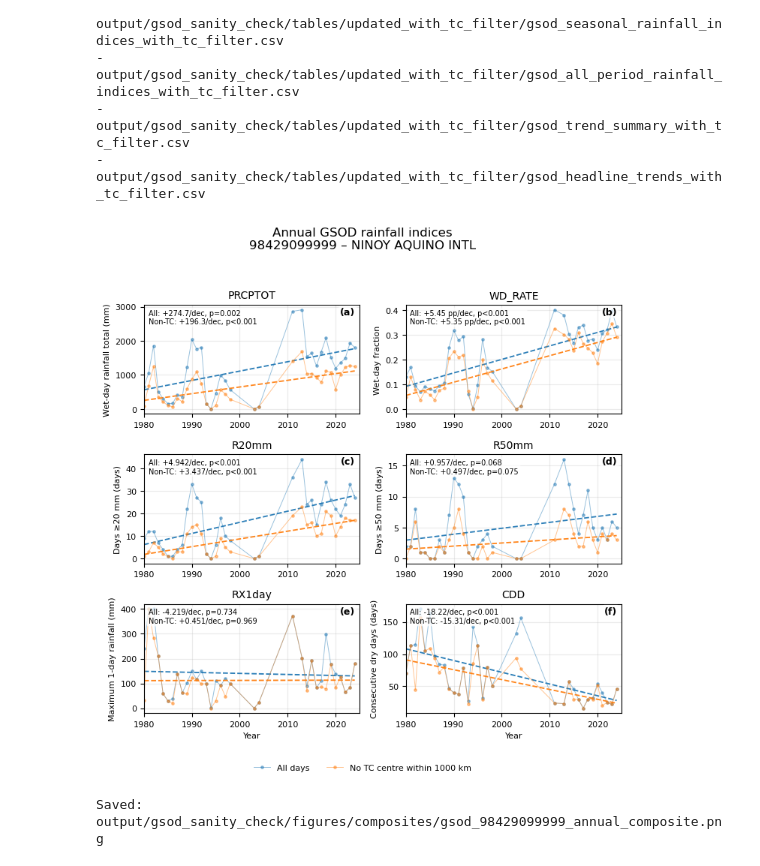
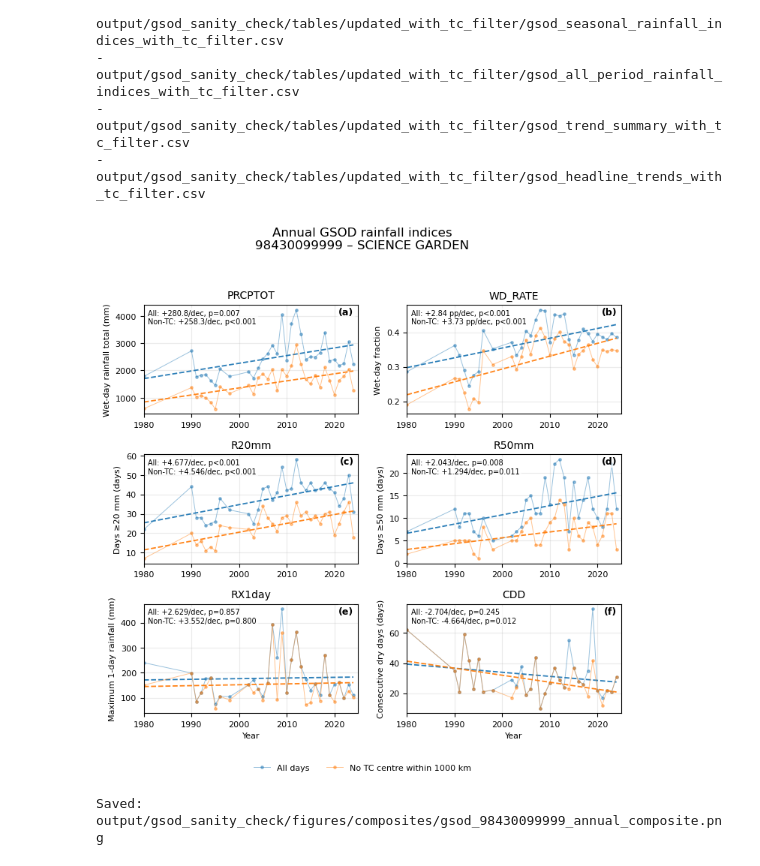
Before and after one commit to baracoma/science-garden-rainfall-trends, a Jupyter notebook: 03b_gsod_sanity_check.ipynb, the cells around one changed output. Cells and saved outputs as stored; diff of their text form; code cells hidden in the pictures.

```diff
--- a/03b_gsod_sanity_check.ipynb
+++ b/03b_gsod_sanity_check.ipynb
@@ -1751,23 +1751,24 @@ def make_gsod_composite_timeseries_figure(
 
     print(f"Saved: {output_path}")
 # %%
-station_id = "98429099999"
+station_id = "98430099999"
+# station_id = "98429099999"
 
 make_gsod_composite_timeseries_figure(
     data=gsod_all_period_indices,
     trend_summary=gsod_trend_summary,
     station_id=station_id,
     indices=GSOD_COMPOSITE_INDICES,
     period_type="Annual",
     period="Annual",
     output_path=GSOD_COMPOSITE_FIGURE_DIR / f"gsod_{station_id}_annual_composite.png",
     figure_title=f"Annual GSOD rainfall indices\n{station_label_from_id(station_id)}",
     ncols=2,
     panel_width=3.6,
     panel_height=2.45,
     annotate_stats=True,
 )
 # %% [output]
-[figure, old version]
+[figure, new version]
-Saved: output/gsod_sanity_check/figures/composites/gsod_98429099999_annual_composite.png
+Saved: output/gsod_sanity_check/figures/composites/gsod_98430099999_annual_composite.png
 # %%
```
Also changed, not shown: parts of 2 cells of this notebook, 2 other files.
